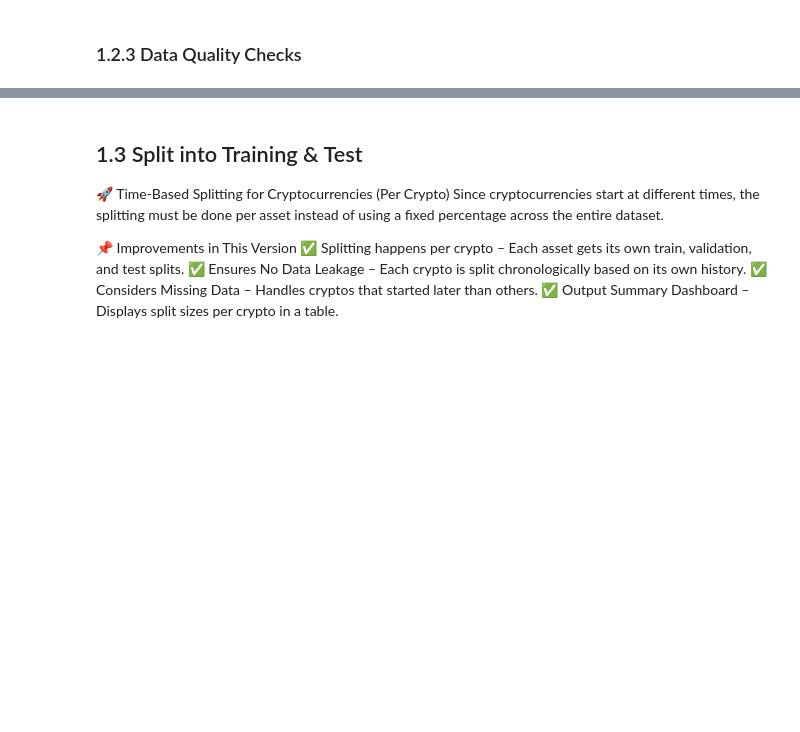
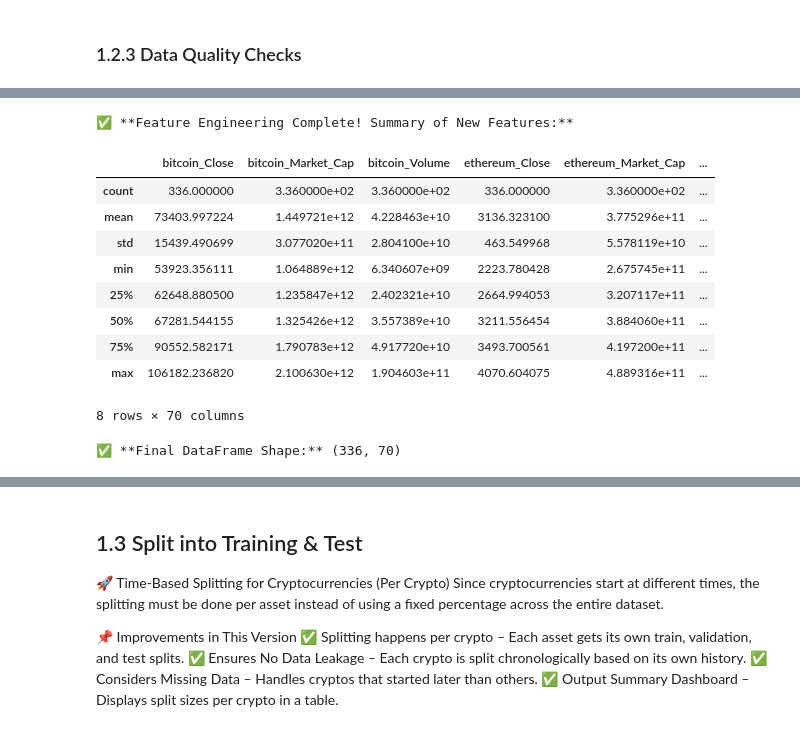
Before and after one commit to NatP-dev/Complete-Python-3-Bootcamp, a Jupyter notebook: Welcome_to_Colaboratory.ipynb, the cells around one changed output, grey strips where cells are left out. Saved outputs shown, nothing was run; the diff lists cells and outputs as text; code cells hidden in the pictures; blank space fills up the shorter version.

```diff
--- a/Welcome_to_Colaboratory.ipynb
+++ b/Welcome_to_Colaboratory.ipynb
@@ -581,0 +594,64 @@ print("\n✅ **Data Quality Dashboard Complete! Ready for Splitting.**\n")
+# %%
+import pandas as pd
+import numpy as np
+
+############################### 📊 FEATURE ENGINEERING ON LOG RETURNS ###############################
+
+# ✅ Ensure Index is in Proper DateTime Format
+final_df.index = pd.to_datetime(final_df.index, errors='coerce')  # Fix dates
+final_df = final_df.sort_index()  # Ensure chronological order
+
+# Create a new DataFrame to store engineered features
+df_features = final_df.copy()
+
+# Iterate over columns and generate new features
+for col in final_df.columns:
+    if 'Close' in col:
+        crypto_name = col.replace('_Close', '')
+
+        # 1️⃣ Compute Log Returns
+        df_features[f'{crypto_name}_Log_Return'] = np.log(df_features[col] / df_features[col].shift(1))
+
+        # 2️⃣ Rolling Volatility (7-day, 30-day)
+        df_features[f'{crypto_name}_Volatility_7d'] = df_features[f'{crypto_name}_Log_Return'].rolling(window=7).std()
+        df_features[f'{crypto_name}_Volatility_30d'] = df_features[f'{crypto_name}_Log_Return'].rolling(window=30).std()
+
+        # 3️⃣ Moving Averages (7-day, 30-day)
+        df_features[f'{crypto_name}_SMA_7d'] = df_features[col].rolling(window=7).mean()
+        df_features[f'{crypto_name}_SMA_30d'] = df_features[col].rolling(window=30).mean()
+
+    elif 'Volume' in col:
+        crypto_name = col.replace('_Volume', '')
+
+        # 4️⃣ Relative Volume Change (Momentum Indicator)
+        df_features[f'{crypto_name}_Volume_Change'] = df_features[col].pct_change()
+
+    elif 'Market_Cap' in col:
+        crypto_name = col.replace('_Market_Cap', '')
+
+        # 5️⃣ Market Cap-to-Volume Ratio
+        df_features[f'{crypto_name}_MarketCap_to_Volume'] = df_features[col] / df_features[f'{crypto_name}_Volume']
+
+# Drop NaN values that result from shifting operations
+df_features.dropna(inplace=True)
+
+############################### ✅ DISPLAY SUMMARY ###############################
+
+print("\n✅ **Feature Engineering Complete! Summary of New Features:**\n")
+display(df_features.describe())
+
+# If you need to check the structure of the DataFrame:
+print("\n✅ **Final DataFrame Shape:**", df_features.shape)
+# %% [output]
+✅ **Feature Engineering Complete! Summary of New Features:**
+|  | bitcoin_Close | bitcoin_Market_Cap | bitcoin_Volume | ethereum_Close | ethereum_Market_Cap | ... |
+| count | 336.000000 | 3.360000e+02 | 3.360000e+02 | 336.000000 | 3.360000e+02 | ... |
+| mean | 73403.997224 | 1.449721e+12 | 4.228463e+10 | 3136.323100 | 3.775296e+11 | ... |
+| std | 15439.490699 | 3.077020e+11 | 2.804100e+10 | 463.549968 | 5.578119e+10 | ... |
+| min | 53923.356111 | 1.064889e+12 | 6.340607e+09 | 2223.780428 | 2.675745e+11 | ... |
+| 25% | 62648.880500 | 1.235847e+12 | 2.402321e+10 | 2664.994053 | 3.207117e+11 | ... |
+| 50% | 67281.544155 | 1.325426e+12 | 3.557389e+10 | 3211.556454 | 3.884060e+11 | ... |
+| 75% | 90552.582171 | 1.790783e+12 | 4.917720e+10 | 3493.700561 | 4.197200e+11 | ... |
+| max | 106182.236820 | 2.100630e+12 | 1.904603e+11 | 4070.604075 | 4.889316e+11 | ... |
+8 rows × 70 columns
+✅ **Final DataFrame Shape:** (336, 70)
```
Also changed, not shown: parts of 20 cells of this notebook.
